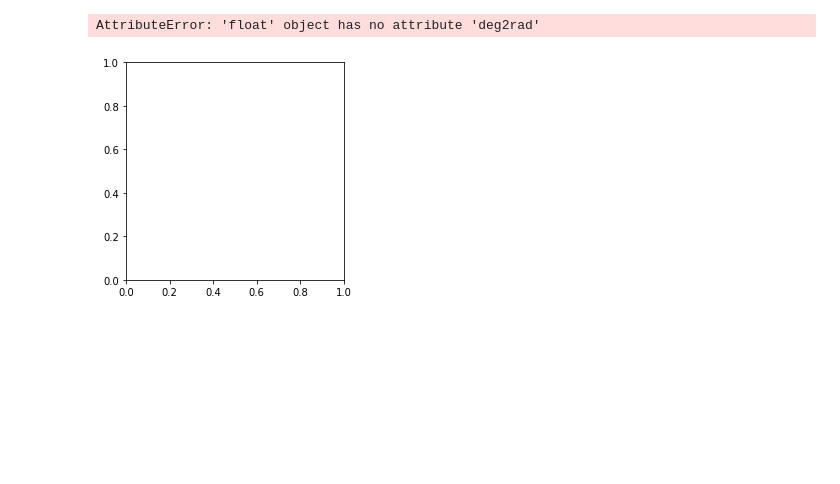
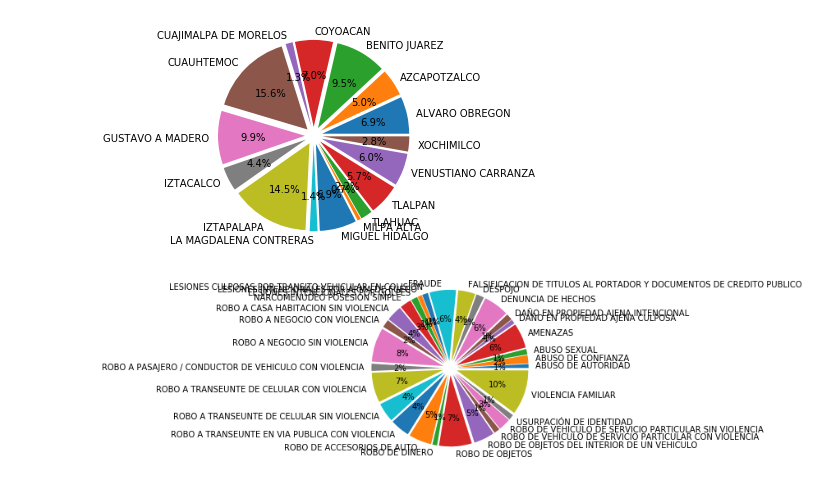
Before and after one commit to joseluismendozal10/Project1, a Jupyter notebook: Project.ipynb, the cells around one changed output. Drawn from its saved outputs; the diff is of its cells as text; code cells hidden in the pictures; blank space fills up the shorter version.

```diff
--- a/Project.ipynb
+++ b/Project.ipynb
@@ -131,6 +102,22 @@ Name: delito, dtype: int64
+# %%
+# 4.02 Years that will be included in the analysis of crime rates, for the rest of the information
+Primer_año=2016
+Ultimo_año=2019
+
+# 4.02.01 The historic data will only be considered in the PGJ files to review historic changes in the crime rates
+PGJ_Hist=PGJ_alcaldias.loc[PGJ_alcaldias["año_hechos"]>Primer_año-1,:]
+PGJ_Hist=PGJ_Hist.loc[PGJ_Hist["año_hechos"]<Ultimo_año+1,:]
+#PGJ_Hist.head()
+
+#4.02.02 The budget used will be last year's Budget in order to have full year of Crime Vs Full budget usage
+#4.02.03 The Demographic information will be from the last census registered
 # %%
+#5.0 Define the Crimes that will be tracked to narrow the scope
+
+#5.01 For these exercise, we will only review the Top 30 crimes from 2018
 PGJ_2018=PGJ_alcaldias.loc[PGJ_alcaldias["año_hechos"]==2018,:]
 PGJ_Top30_2018=PGJ_2018.groupby(["delito"],as_index=False).count()
 PGJ_Top30_2018=(PGJ_Top30_2018.sort_values(by ="año_hechos",ascending=False)).head(30)
 PGJ_Top30_2018=PGJ_Top30_2018["delito"]
-PGJ_Top30_2018.tolist()
+PGJ_Top30_2018=PGJ_Top30_2018.tolist()
+#PGJ_Top30_2018
@@ -197,5 +124,6 @@ Total_Delitos_Alcaldias_2018
-# %%
-plt.pie(Total_Delitos_Alcaldias_2018)
-# %% [output]
-AttributeError: 'float' object has no attribute 'deg2rad'
-[figure, removed]
+# %%
+#6.0 Filter only the crimes included in the Top 30 from 2018
+PGJ_Top_Hist=PGJ_Hist.loc[PGJ_Hist["delito"].isin(PGJ_Top30_2018),:]
+
+#PGJ_Top_Hist["delito"].unique() #--> Should give the Top 30 crimes in 2018
+#PGJ_Top_Hist["año_hechos"].unique() #--> Should give the years from Primer_año to Ultimo_año
@@ -201,0 +140,40 @@ AttributeError: 'float' object has no attribute 'deg2rad'
+# %%
+#8.0 2018 INFORMATION BY ALCALDIA
+
+#8.01 Create Table with total crimes for Top 30 2018 Crimes for each Alcaldia
+PGJ_Top_2018 =PGJ_Top_Hist.loc[PGJ_Top_Hist["año_hechos"]==2018,:]
+PGJ_Top_2018=PGJ_Top_2018.merge(PGJ_Class,on=["delito"])
+Total_Delitos_Alcaldias_2018=PGJ_Top_2018.groupby("alcaldia_hechos",as_index=False).count()
+#Total_Delitos_Alcaldias_2018=Total_Delitos_Alcaldias_2018.loc[:,["delito"]]
+#Total_Delitos_Alcaldias_2018
+
+#8.02 Create Pie for total crimes for Top 30 2018 Crimes by Alcaldia
+
+explode=(0.1,0.1,0.1,0.1,0.1,0.1,0.1,0.1,0.1,0.1,0.1,0.1,0.1,0.1,0.1,0.1)
+pie_Alcaldias = plt.pie(Total_Delitos_Alcaldias_2018["delito"],
+                labels=Total_Delitos_Alcaldias_2018["alcaldia_hechos"],
+                explode=explode,autopct="%1.1f%%",
+                radius=1)
+#PGJ_Top_2018
+# %% [output]
+[figure, added]
+# %%
+#9.0 2018 INFORMATION BY CRIME
+
+#8.01 Create Table with total crimes for Top 30 2018 Crimes for each Alcaldia
+Total_Delitos_2018=PGJ_Top_2018.groupby("delito",as_index=False).count()
+#Total_Delitos_2018
+#export_csv=Total_Delitos_2018.to_csv("Total_Delitos_2018.csv")
+
+#8.02 Create Pie for total crimes for Top 30 2018 Crimes by Alcaldia
+
+explode=(0.1,0.1,0.1,0.1,0.1,0.1,0.1,0.1,0.1,0.1,
+         0.1,0.1,0.1,0.1,0.1,0.1,0.1,0.1,0.1,0.1,
+         0.1,0.1,0.1,0.1,0.1,0.1,0.1,0.1,0.1)
+pie_Delitos = plt.pie(Total_Delitos_2018["alcaldia_hechos"],
+                labels=Total_Delitos_2018["delito"],
+                explode=explode,
+                autopct="%1.f%%",
+                radius=1)
+# %% [output]
+[figure, added]
```
Also changed, not shown: parts of 22 cells of this notebook, 5 other files.
